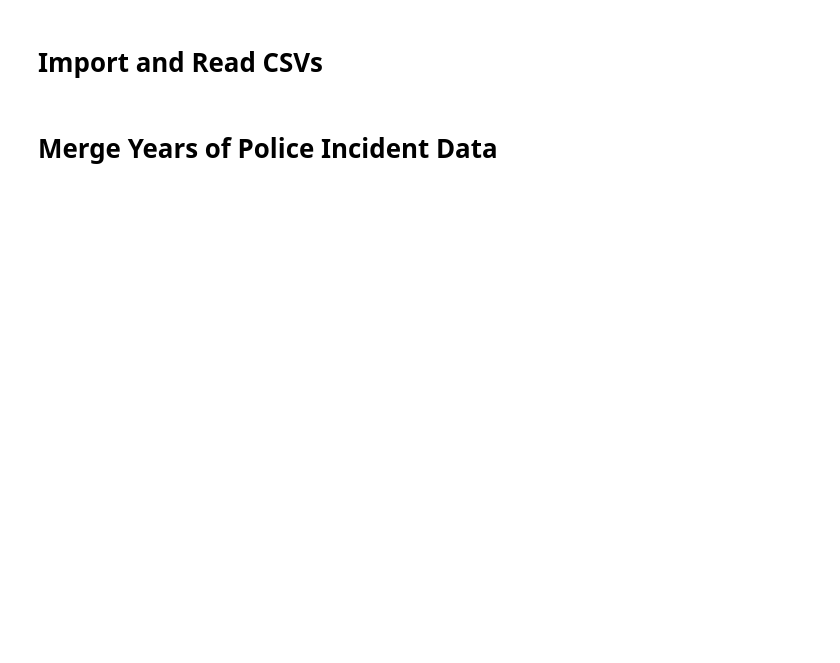
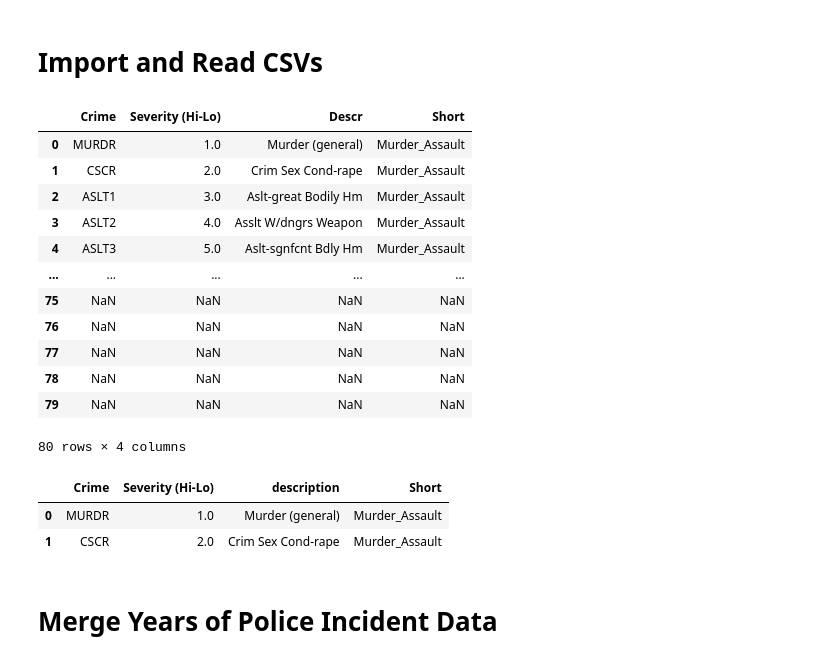
Before and after one commit to SwatiSSwain/REP_13_ETL-Project, a Jupyter notebook: Police_Incidents_ETL_Project2.ipynb, the cells around one changed output. Cells and saved outputs as stored; diff of their text form; code cells hidden in the pictures; blank space fills up the shorter version.

```diff
--- a/Police_Incidents_ETL_Project2.ipynb
+++ b/Police_Incidents_ETL_Project2.ipynb
@@ -11,6 +11,7 @@ PI_2017 = ("source_files/Police_Incidents_2017.csv")
 PI_2018 = ("source_files/Police_Incidents_2018.csv")
 PI_2018_2019 = ("source_files/Police_Incidents_Last_2Years.csv")
 Neigh_Key = ("target_files/MLS_Neighborhoods.csv")
+ShortDesc_File = ("target_files/ShortDes_Incidents.csv")
 # %%
 PI_2015_df = pd.read_csv(PI_2015)
 PI_2016_df = pd.read_csv(PI_2016)
@@ -18,3 +19,28 @@ PI_2017_df = pd.read_csv(PI_2017)
 PI_2018_df = pd.read_csv(PI_2018)
 PI_Last2Years_df = pd.read_csv(PI_2018_2019)
 Neigh_Key_df = pd.read_csv(Neigh_Key)
+ShortDescr = pd.read_csv(ShortDesc_File)
+# %%
+ShortDescr
+# %% [output]
+|  | Crime | Severity (Hi-Lo) | Descr | Short |
+| 0 | MURDR | 1.0 | Murder (general) | Murder_Assault |
+| 1 | CSCR | 2.0 | Crim Sex Cond-rape | Murder_Assault |
+| 2 | ASLT1 | 3.0 | Aslt-great Bodily Hm | Murder_Assault |
+| 3 | ASLT2 | 4.0 | Asslt W/dngrs Weapon | Murder_Assault |
+| 4 | ASLT3 | 5.0 | Aslt-sgnfcnt Bdly Hm | Murder_Assault |
+| ... | ... | ... | ... | ... |
+| 75 | NaN | NaN | NaN | NaN |
+| 76 | NaN | NaN | NaN | NaN |
+| 77 | NaN | NaN | NaN | NaN |
+| 78 | NaN | NaN | NaN | NaN |
+| 79 | NaN | NaN | NaN | NaN |
+80 rows × 4 columns
+# %%
+ShortDescr= ShortDescr.dropna()
+ShortDescr = ShortDescr.rename(columns={'Descr':"description"})
+ShortDescr.head(2)
+# %% [output]
+|  | Crime | Severity (Hi-Lo) | description | Short |
+| 0 | MURDR | 1.0 | Murder (general) | Murder_Assault |
+| 1 | CSCR | 2.0 | Crim Sex Cond-rape | Murder_Assault |
```
Also changed, not shown: parts of 7 cells of this notebook, 5 other files.
